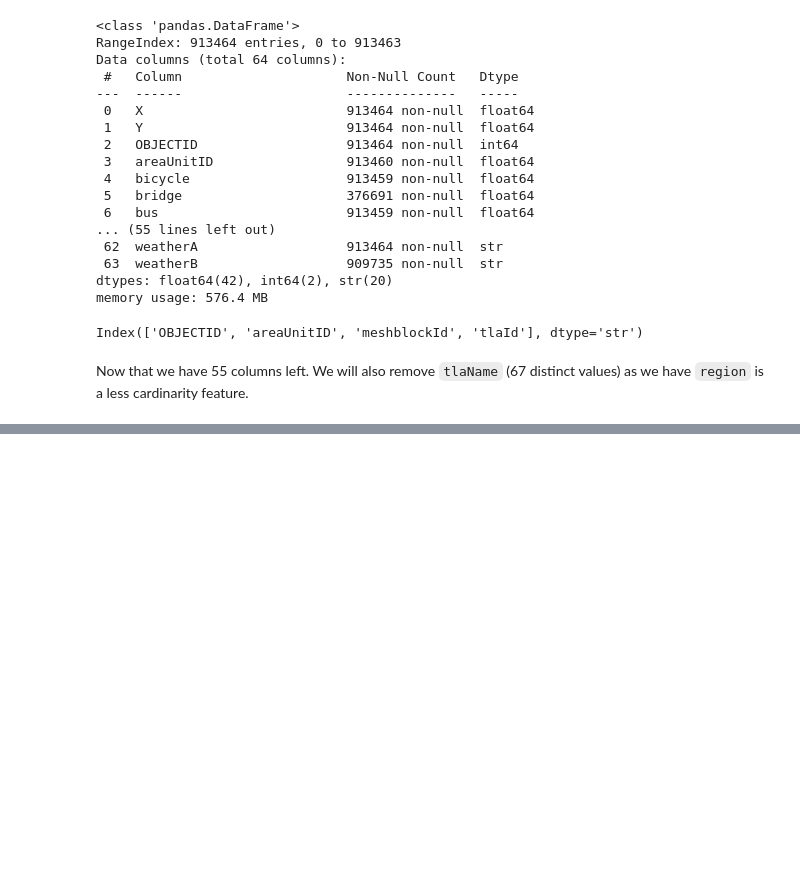
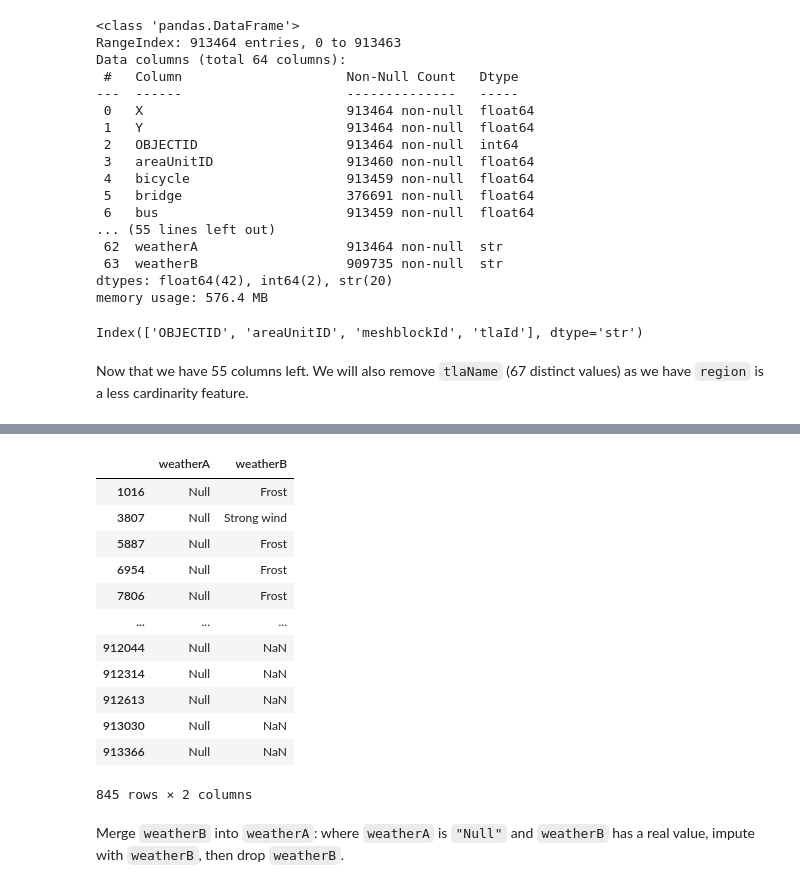
Before and after one commit to Lam-Truong/nz-road-safety-ML, a Jupyter notebook: exploration.ipynb, the cells around one changed output, grey strips where cells are left out. Cells and saved outputs as stored; diff of their text form; code cells hidden in the pictures; blank space fills up the shorter version.

```diff
--- a/exploration.ipynb
+++ b/exploration.ipynb
@@ -163,0 +210,14 @@ df.drop('tlaName', axis=1, inplace=True)
+# %%
+object_struck_cols = [
+    'bridge', 'cliffBank', 'guardRail', 'fence', 'ditch', 'debris',
+    'houseOrBuilding', 'kerb', 'tree', 'trafficIsland', 'vehicle',
+    'waterRiver', 'trafficSign', 'strayAnimal', 'roadworks', 'slipOrFlood',
+    'phoneBoxEtc', 'postOrPole', 'parkedVehicle', 'overBank', 'otherObject',
+    'objectThrownOrDropped', 'train'
+]
+
+df['objectStruck'] = (df[object_struck_cols].fillna(0).any(axis=1)).astype(int)
+df.drop(columns=object_struck_cols, inplace=True)
+
+print(df['objectStruck'].value_counts())
+print(f"\nRemaining columns: {df.shape[1]}")
@@ -163,0 +287,18 @@ df.drop('tlaName', axis=1, inplace=True)
+# %%
+df[(df['weatherA'] == 'Null') & (df['weatherB'] != 'Null')][['weatherA', 'weatherB']]
+# %% [output]
+|  | weatherA | weatherB |
+| 1016 | Null | Frost |
+| 3807 | Null | Strong wind |
+| 5887 | Null | Frost |
+| 6954 | Null | Frost |
+| 7806 | Null | Frost |
+| ... | ... | ... |
+| 912044 | Null | NaN |
+| 912314 | Null | NaN |
+| 912613 | Null | NaN |
+| 913030 | Null | NaN |
+| 913366 | Null | NaN |
+845 rows × 2 columns
+# %% [markdown]
+Merge `weatherB` into `weatherA`: where `weatherA` is `"Null"` and `weatherB` has a real value, impute with `weatherB`, then drop `weatherB`.
```
Also changed, not shown: parts of 27 cells of this notebook.
